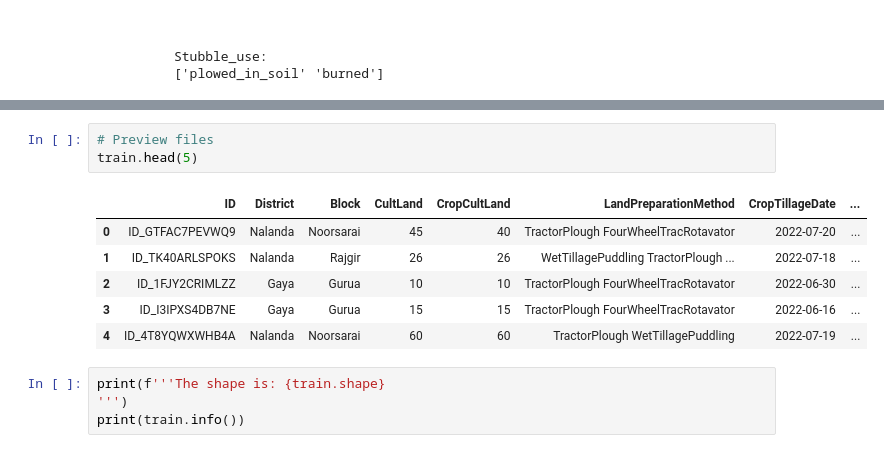
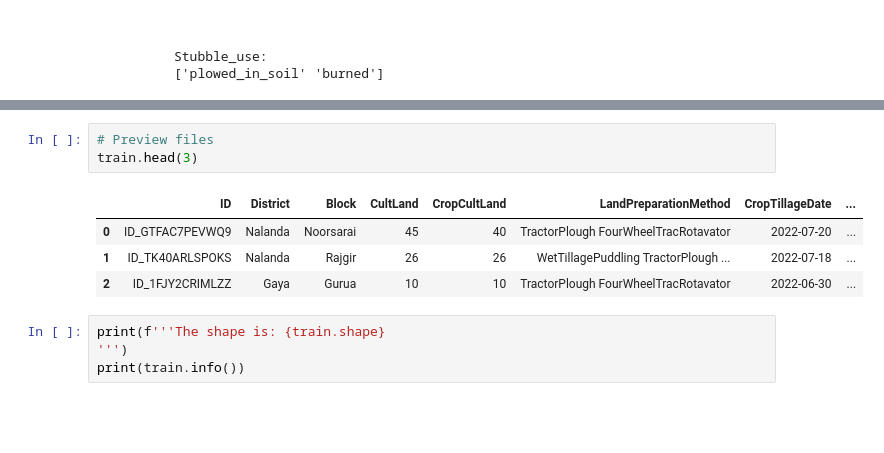
Before and after one commit to Scholarchep/Crop-yield-prediction, a Jupyter notebook: Crop_yield_prediction.ipynb, the cells around one changed output, grey strips where cells are left out. Saved outputs shown, nothing was run; the diff lists cells and outputs as text; blank space fills up the shorter version.

```diff
--- a/Crop_yield_prediction.ipynb
+++ b/Crop_yield_prediction.ipynb
@@ -71,13 +90,11 @@ for col in str_columns:
 # %%
 # Preview files
-train.head(5)
+train.head(3)
 # %% [output]
 |  | ID | District | Block | CultLand | CropCultLand | LandPreparationMethod | CropTillageDate | ... |
 | 0 | ID_GTFAC7PEVWQ9 | Nalanda | Noorsarai | 45 | 40 | TractorPlough FourWheelTracRotavator | 2022-07-20 | ... |
 | 1 | ID_TK40ARLSPOKS | Nalanda | Rajgir | 26 | 26 | WetTillagePuddling TractorPlough ... | 2022-07-18 | ... |
 | 2 | ID_1FJY2CRIMLZZ | Gaya | Gurua | 10 | 10 | TractorPlough FourWheelTracRotavator | 2022-06-30 | ... |
-| 3 | ID_I3IPXS4DB7NE | Gaya | Gurua | 15 | 15 | TractorPlough FourWheelTracRotavator | 2022-06-16 | ... |
-| 4 | ID_4T8YQWXWHB4A | Nalanda | Noorsarai | 60 | 60 | TractorPlough WetTillagePuddling | 2022-07-19 | ... |
 # %%
 print(f'''The shape is: {train.shape}
 ''')
```
Also changed, not shown: parts of 2 cells of this notebook.
